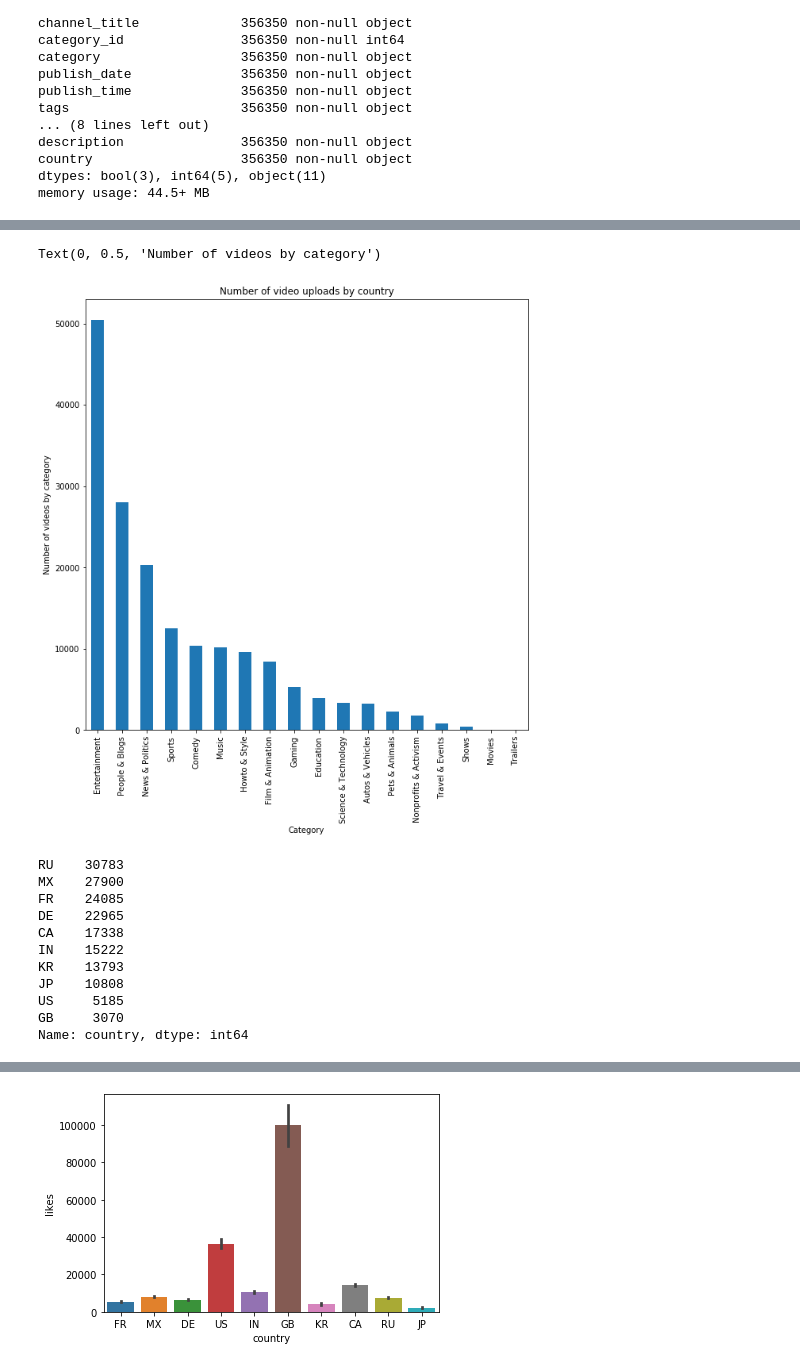
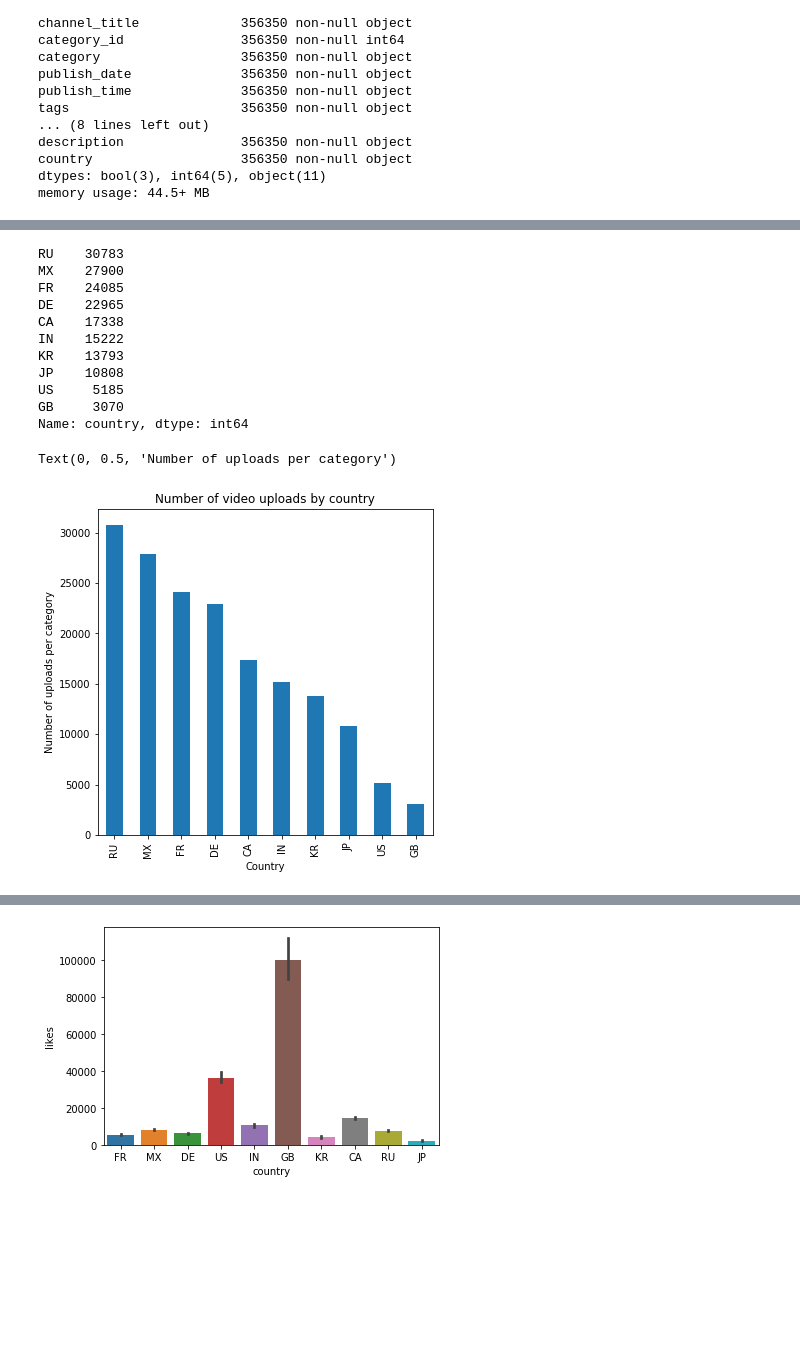
Before and after one commit to adelelezaj/YoutubePrj, a Jupyter notebook: youtube.ipynb, the cells around one changed output, grey strips where cells are left out. Drawn from its saved outputs; the diff is of its cells as text; code cells hidden in the pictures; blank space fills up the shorter version.

```diff
--- a/youtube.ipynb
+++ b/youtube.ipynb
@@ -89,28 +64,27 @@ Name: category, dtype: int64
+# %%
+counts1 = df['country'].value_counts()
+counts1
+# %% [output]
+RU    30783
+MX    27900
+FR    24085
+DE    22965
+CA    17338
+IN    15222
+KR    13793
+JP    10808
+US     5185
+GB     3070
+Name: country, dtype: int64
 # %%
-fig = plt.figure(figsize=(10,10)) # define plot area
+fig = plt.figure(figsize=(6,6)) # define plot area
 ax = fig.gca() # define axis
 
-counts.plot.bar(ax = ax) # Use the plot.bar method on the counts data frame
+counts1.plot.bar(ax = ax) # Use the plot.bar method on the counts data frame
 
 ax.set_title('Number of video uploads by country') # Give the plot a main title
-ax.set_xlabel('Category') # Set text for the x axis
-ax.set_ylabel('Number of videos by category')# Set text for y axis
+ax.set_xlabel('Country') # Set text for the x axis
+ax.set_ylabel('Number of uploads per category')# Set text for y axis
 # %% [output]
-Text(0, 0.5, 'Number of videos by category')
+Text(0, 0.5, 'Number of uploads per category')
-[figure, old version]
+[figure, new version]
-# %%
-counts = df['country'].value_counts()
-counts
-#Most videos are uploaded from channels in Russia, and least ones from channels in GB.
-# %% [output]
-RU    30783
-MX    27900
-FR    24085
-DE    22965
-CA    17338
-IN    15222
-KR    13793
-JP    10808
-US     5185
-GB     3070
-Name: country, dtype: int64
```
Also changed, not shown: parts of 37 cells of this notebook.
